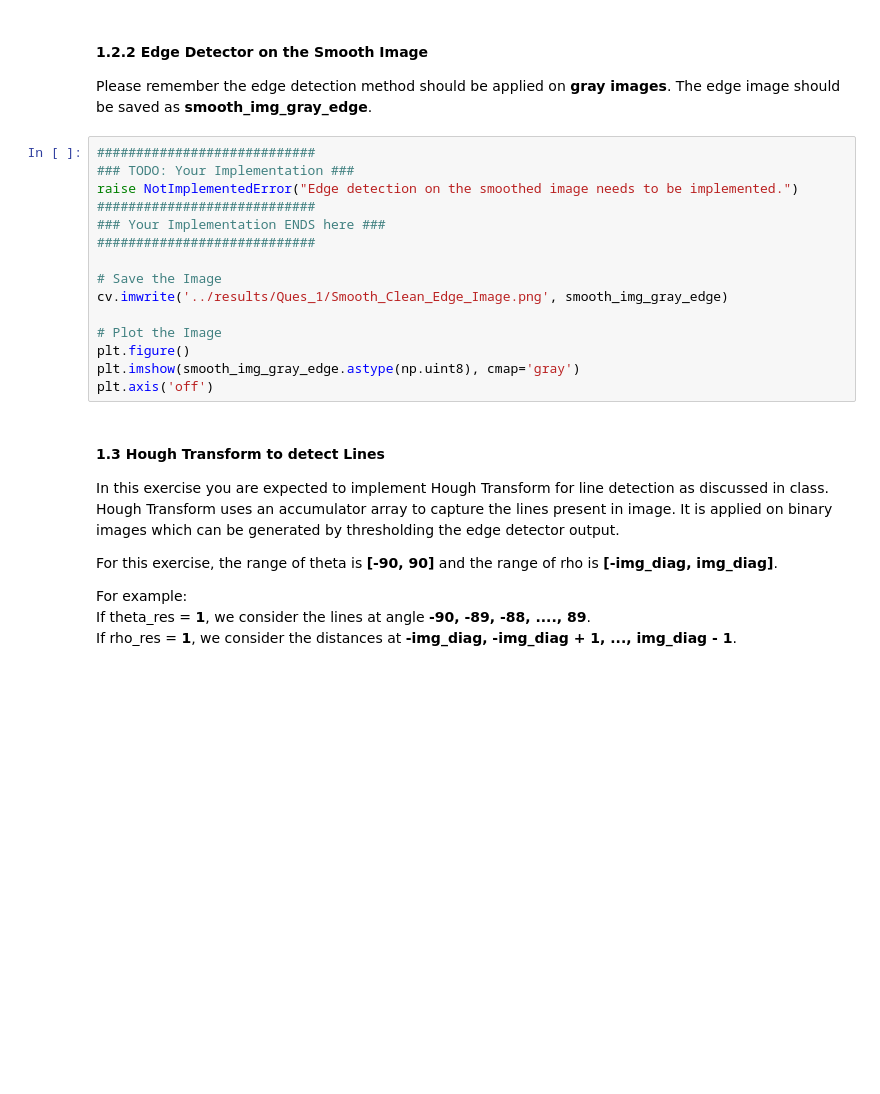
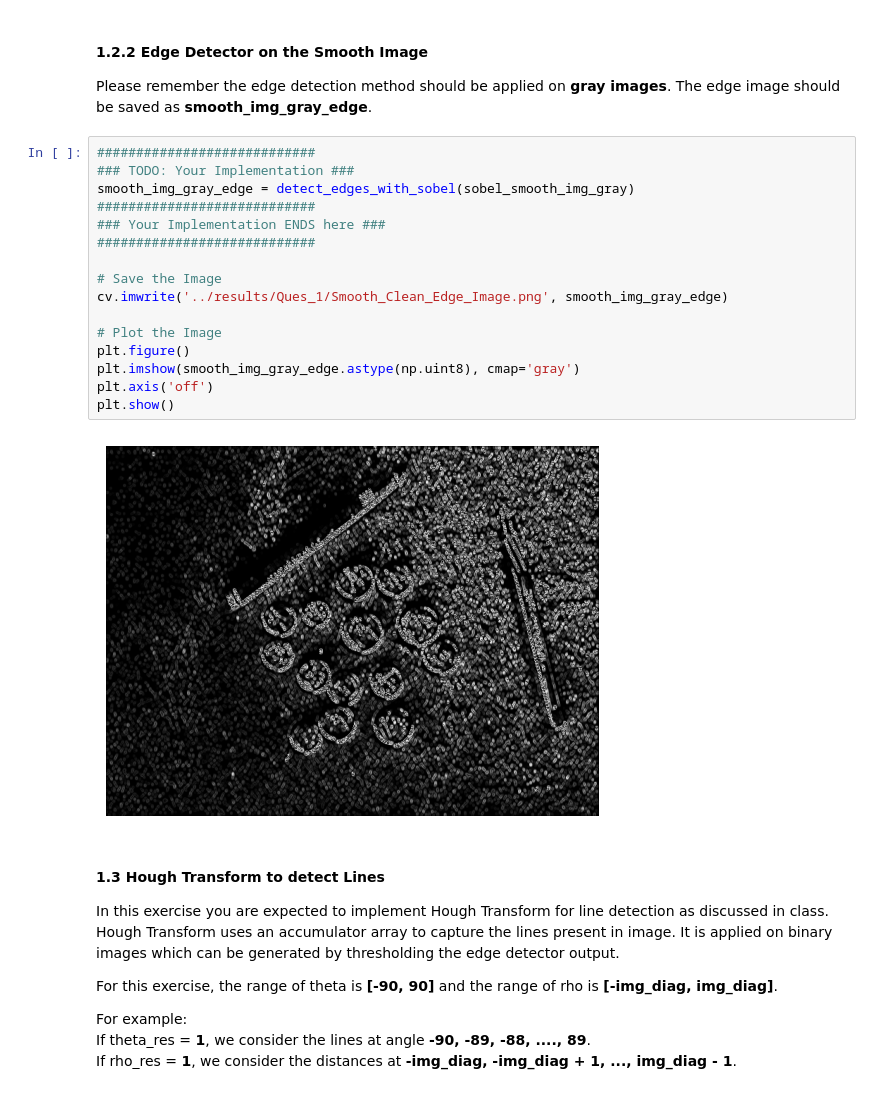
Before and after one commit to JaredMiller9922/CS-6320, a Jupyter notebook: proj2_6320/proj2_code/Project_2_CS6320.ipynb, the cells around one changed output. Drawn from its saved outputs; the diff is of its cells as text; blank space fills up the shorter version.

```diff
--- a/proj2_6320/proj2_code/Project_2_CS6320.ipynb
+++ b/proj2_6320/proj2_code/Project_2_CS6320.ipynb
@@ -250,18 +265,21 @@ The edge image should be saved as <b>smooth_img_gray_edge</b>.
 # %%
 ############################
 ### TODO: Your Implementation ###
-raise NotImplementedError("Edge detection on the smoothed image needs to be implemented.")
+smooth_img_gray_edge = detect_edges_with_sobel(sobel_smooth_img_gray)
 ############################
 ### Your Implementation ENDS here ###
 ############################
 
 # Save the Image
 cv.imwrite('../results/Ques_1/Smooth_Clean_Edge_Image.png', smooth_img_gray_edge)
 
 # Plot the Image
 plt.figure()
 plt.imshow(smooth_img_gray_edge.astype(np.uint8), cmap='gray')
 plt.axis('off')
+plt.show()
+# %% [output]
+[figure, added]
 # %% [markdown]
 #### 1.3 Hough Transform to detect Lines
 In this exercise you are expected to implement Hough Transform for line detection as discussed in class. Hough Transform uses an accumulator array to capture the lines present in image. It is applied on binary images which can be generated by thresholding the edge detector output.<br>
```
Also changed, not shown: parts of 7 cells of this notebook, 2 other files.
